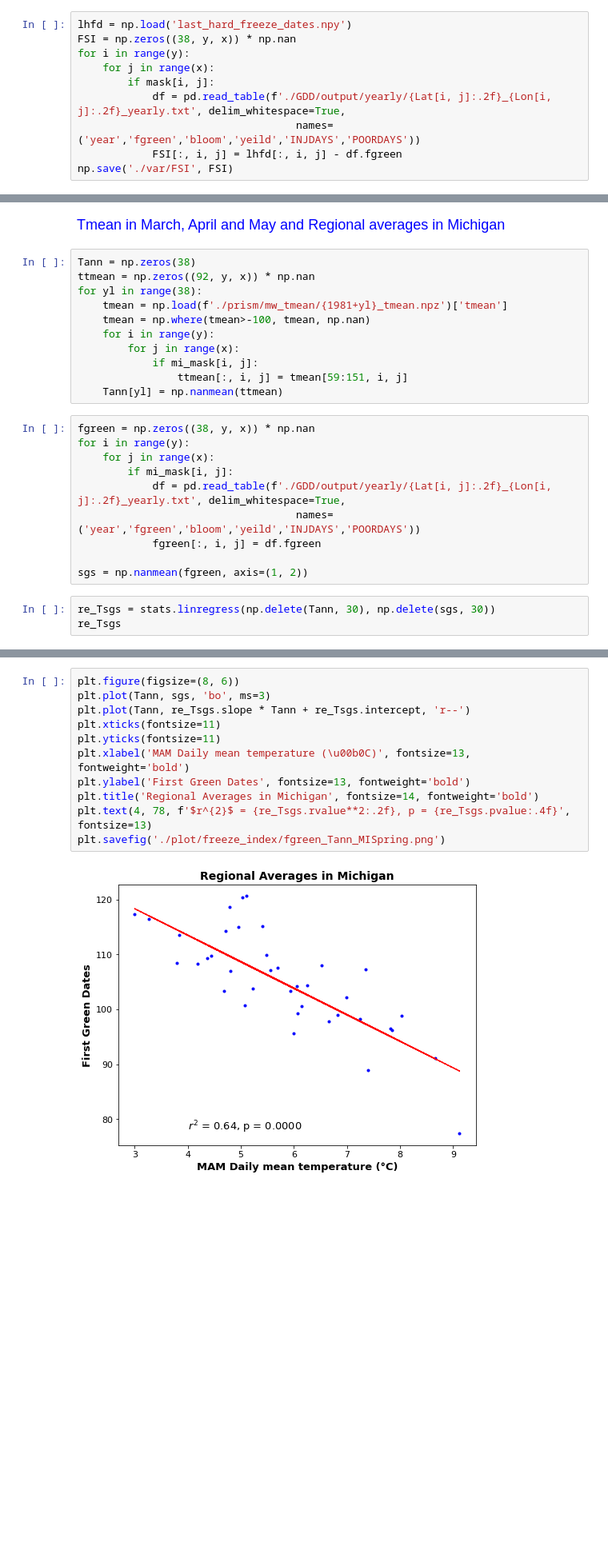
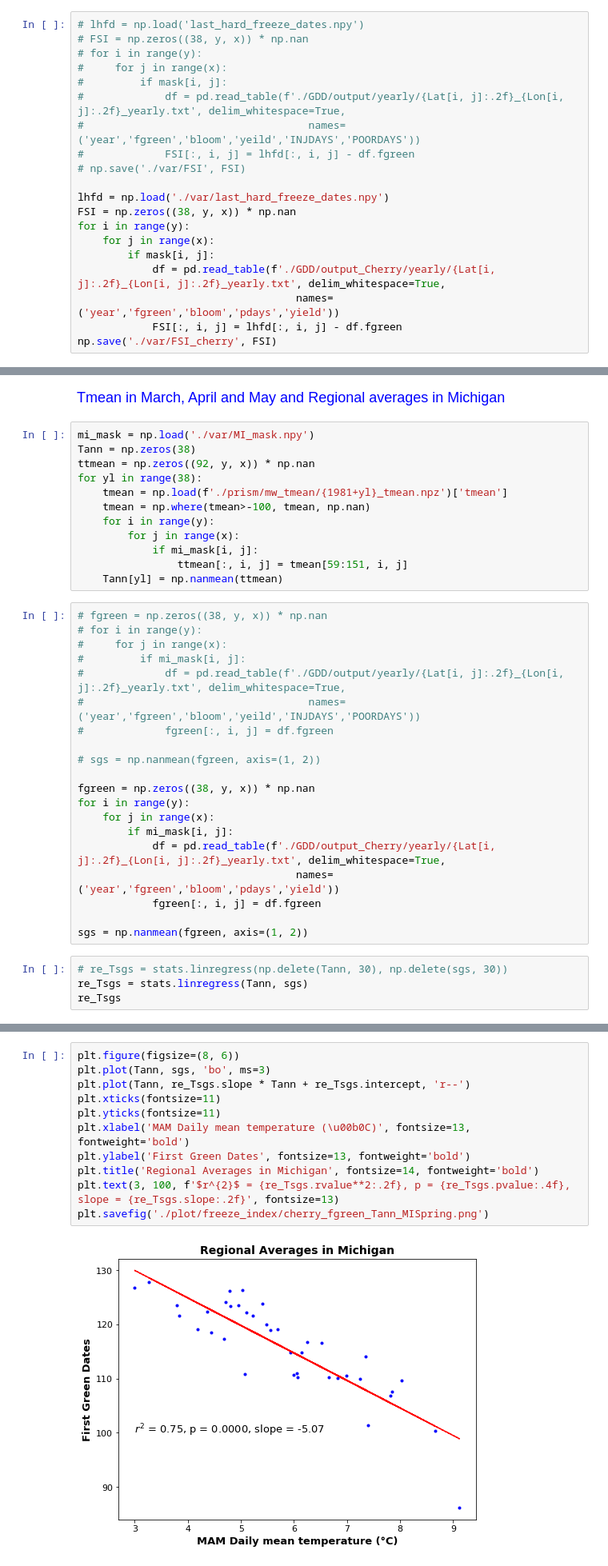
Before and after one commit to Diane1306/ERA5_PRISM, a Jupyter notebook: freeze_index.ipynb, the cells around one changed output, grey strips where cells are left out. Shown at 80% size. Saved outputs shown, nothing was run; the diff lists cells and outputs as text; blank space fills up the shorter version.

```diff
--- a/freeze_index.ipynb
+++ b/freeze_index.ipynb
@@ -161,13 +161,23 @@ plt.savefig(f'./plot/freeze_index/LastHardFreeze_trend.png')
 # %% [output]
 [figure]
 # %%
-lhfd = np.load('last_hard_freeze_dates.npy')
+# lhfd = np.load('last_hard_freeze_dates.npy')
+# FSI = np.zeros((38, y, x)) * np.nan
+# for i in range(y):
+#     for j in range(x):
+#         if mask[i, j]:
+#             df = pd.read_table(f'./GDD/output/yearly/{Lat[i, j]:.2f}_{Lon[i, j]:.2f}_yearly.txt', delim_whitespace=True,
+#                                    names=('year','fgreen','bloom','yeild','INJDAYS','POORDAYS'))
+#             FSI[:, i, j] = lhfd[:, i, j] - df.fgreen
+# np.save('./var/FSI', FSI)
+
+lhfd = np.load('./var/last_hard_freeze_dates.npy')
 FSI = np.zeros((38, y, x)) * np.nan
 for i in range(y):
     for j in range(x):
         if mask[i, j]:
-            df = pd.read_table(f'./GDD/output/yearly/{Lat[i, j]:.2f}_{Lon[i, j]:.2f}_yearly.txt', delim_whitespace=True,
-                                   names=('year','fgreen','bloom','yeild','INJDAYS','POORDAYS'))
+            df = pd.read_table(f'./GDD/output_Cherry/yearly/{Lat[i, j]:.2f}_{Lon[i, j]:.2f}_yearly.txt', delim_whitespace=True,
+                                   names=('year','fgreen','bloom','pdays','yield'))
             FSI[:, i, j] = lhfd[:, i, j] - df.fgreen
-np.save('./var/FSI', FSI)
+np.save('./var/FSI_cherry', FSI)
 # %%
@@ -236,6 +247,7 @@ np.save('./var/MI_mask', mi_mask)
 # %% [markdown]
 <font size=4 color=blue>Tmean in March, April and May and Regional averages in Michigan
 # %%
+mi_mask = np.load('./var/MI_mask.npy')
 Tann = np.zeros(38)
 ttmean = np.zeros((92, y, x)) * np.nan
 for yl in range(38):
@@ -247,16 +259,27 @@ for yl in range(38):
                 ttmean[:, i, j] = tmean[59:151, i, j]
     Tann[yl] = np.nanmean(ttmean)
 # %%
+# fgreen = np.zeros((38, y, x)) * np.nan
+# for i in range(y):
+#     for j in range(x):
+#         if mi_mask[i, j]:
+#             df = pd.read_table(f'./GDD/output/yearly/{Lat[i, j]:.2f}_{Lon[i, j]:.2f}_yearly.txt', delim_whitespace=True,
+#                                    names=('year','fgreen','bloom','yeild','INJDAYS','POORDAYS'))
+#             fgreen[:, i, j] = df.fgreen
+
+# sgs = np.nanmean(fgreen, axis=(1, 2))
+
 fgreen = np.zeros((38, y, x)) * np.nan
 for i in range(y):
     for j in range(x):
         if mi_mask[i, j]:
-            df = pd.read_table(f'./GDD/output/yearly/{Lat[i, j]:.2f}_{Lon[i, j]:.2f}_yearly.txt', delim_whitespace=True,
-                                   names=('year','fgreen','bloom','yeild','INJDAYS','POORDAYS'))
+            df = pd.read_table(f'./GDD/output_Cherry/yearly/{Lat[i, j]:.2f}_{Lon[i, j]:.2f}_yearly.txt', delim_whitespace=True,
+                                   names=('year','fgreen','bloom','pdays','yield'))
             fgreen[:, i, j] = df.fgreen
 
 sgs = np.nanmean(fgreen, axis=(1, 2))
 # %%
-re_Tsgs = stats.linregress(np.delete(Tann, 30), np.delete(sgs, 30))
+# re_Tsgs = stats.linregress(np.delete(Tann, 30), np.delete(sgs, 30))
+re_Tsgs = stats.linregress(Tann, sgs)
 re_Tsgs
 # %% [output]
@@ -264,16 +287,16 @@ LinregressResult(slope=-4.825048870370521, intercept=132.7656532396408, rvalue=-
 # %%
 plt.figure(figsize=(8, 6))
 plt.plot(Tann, sgs, 'bo', ms=3)
 plt.plot(Tann, re_Tsgs.slope * Tann + re_Tsgs.intercept, 'r--')
 plt.xticks(fontsize=11)
 plt.yticks(fontsize=11)
 plt.xlabel('MAM Daily mean temperature (\u00b0C)', fontsize=13, fontweight='bold')
 plt.ylabel('First Green Dates', fontsize=13, fontweight='bold')
 plt.title('Regional Averages in Michigan', fontsize=14, fontweight='bold')
-plt.text(4, 78, f'$r^{2}$ = {re_Tsgs.rvalue**2:.2f}, p = {re_Tsgs.pvalue:.4f}', fontsize=13)
-plt.savefig('./plot/freeze_index/fgreen_Tann_MISpring.png')
+plt.text(3, 100, f'$r^{2}$ = {re_Tsgs.rvalue**2:.2f}, p = {re_Tsgs.pvalue:.4f}, slope = {re_Tsgs.slope:.2f}', fontsize=13)
+plt.savefig('./plot/freeze_index/cherry_fgreen_Tann_MISpring.png')
 # %% [output]
-[figure, old version]
+[figure, new version]
 # %%
 lhfd = np.load('./var/last_hard_freeze_dates.npy')
 lhfd = np.where(mi_mask, lhfd, np.nan)
```
Also changed, not shown: parts of 4 cells of this notebook, 2 other files.
